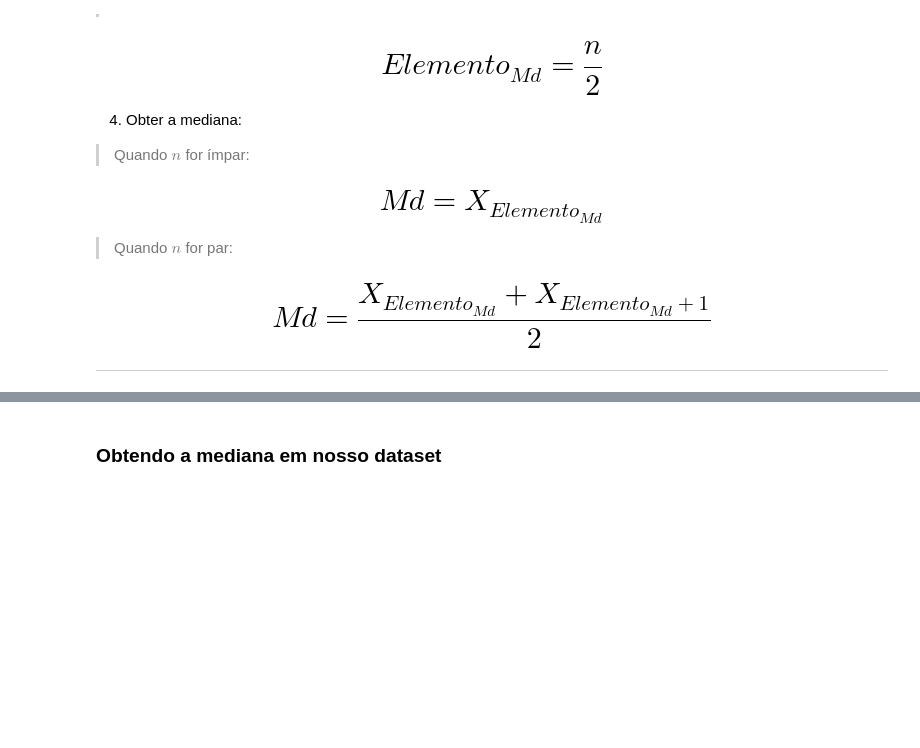
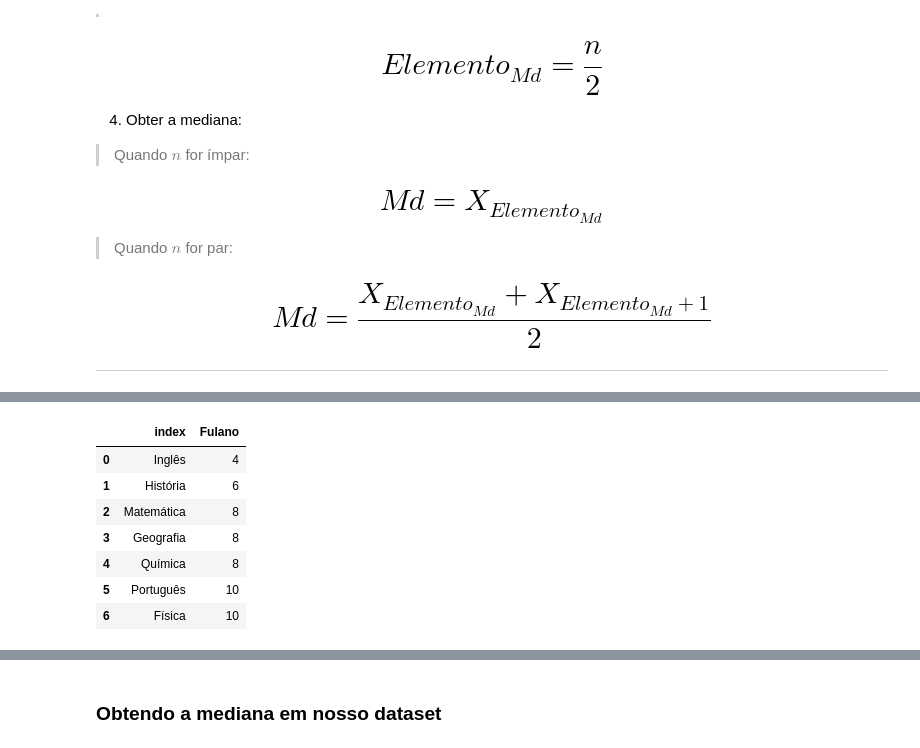
Before and after one commit to cglima/estatistica-python-parte-1-frequencias-e-medidas, a Jupyter notebook: notebook/curso-de-estatistica-parte-1.ipynb, the cells around one changed output, grey strips where cells are left out. Saved outputs shown, nothing was run; the diff lists cells and outputs as text; code cells hidden in the pictures; blank space fills up the shorter version.

```diff
--- a/notebook/curso-de-estatistica-parte-1.ipynb
+++ b/notebook/curso-de-estatistica-parte-1.ipynb
@@ -653,3 +653,6 @@ Para obtermos a mediana de uma conjunto de dados devemos proceder da seguinte ma
 ### Exemplo 1 - n ímpar
 
 <img src='https://caelum-online-public.s3.amazonaws.com/1177-estatistica-parte1/01/img002.png' width='40%' style="float:left">
+# %%
+notas_fulano = df.Fulano
+notas_fulano
@@ -655,0 +668,3 @@ Para obtermos a mediana de uma conjunto de dados devemos proceder da seguinte ma
+# %%
+notas_fulano = notas_fulano.sort_values()
+notas_fulano
@@ -655,0 +680,12 @@ Para obtermos a mediana de uma conjunto de dados devemos proceder da seguinte ma
+# %%
+notas_fulano = notas_fulano.reset_index()
+notas_fulano
+# %% [output]
+|  | index | Fulano |
+| 0 | Inglês | 4 |
+| 1 | História | 6 |
+| 2 | Matemática | 8 |
+| 3 | Geografia | 8 |
+| 4 | Química | 8 |
+| 5 | Português | 10 |
+| 6 | Física | 10 |
```
Also changed, not shown: parts of 16 cells of this notebook.
